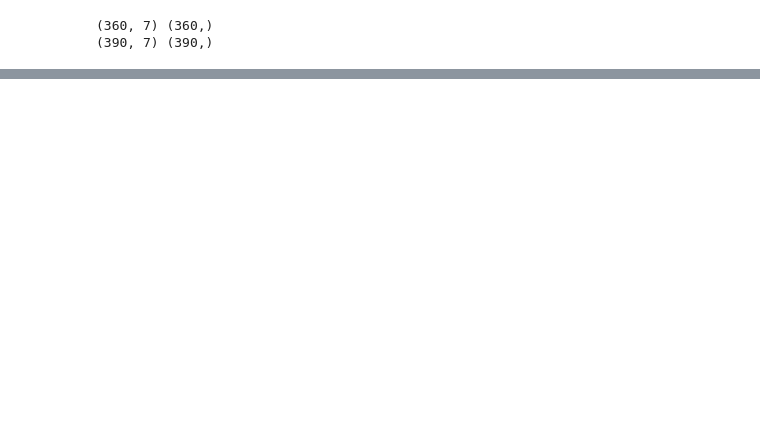
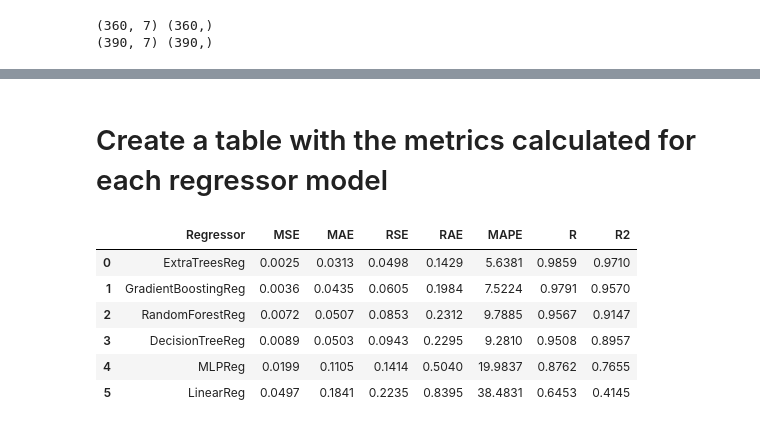
Before and after one commit to Edgar-La/Regression_models_Stock_Prices, a Jupyter notebook: implementing_regressions.ipynb, the cells around one changed output, grey strips where cells are left out. Saved outputs shown, nothing was run; the diff lists cells and outputs as text; code cells hidden in the pictures; blank space fills up the shorter version.

```diff
--- a/implementing_regressions.ipynb
+++ b/implementing_regressions.ipynb
@@ -195,0 +227,47 @@ def r_squared(y_true, y_pred):
+# %%
+# Arrays where the metrics per model will be saved
+MSE, MAE, RSE, MAPE, RAE, R, R2 = [], [], [], [], [], [], []
+# Dictionary where the key will be the regressor model name and the value will be the predicted labels
+labels_per_regressor = {}
+
+# Loop that iterates over each regressor model
+for regressor, regressor_name in tqdm(zip(regressors, regressors_names), desc = ''):
+  #train the regresor model
+  regressor.fit(x_train, labels_train)
+  #make predictions
+  labels_pred = regressor.predict(x_test)
+  #store those predictions on the dictionary using the current regressor model name as the key
+  labels_per_regressor[regressor_name] = labels_pred
+
+  #calculate and store metrics for actual labels values vs the predicted ones, also round the value to avoid several decimals
+  MSE.append(np.round(mean_squared_error(labels_test, labels_pred), 4))
+  MAE.append(np.round(mean_absolute_error(labels_test, labels_pred), 4))
+  RSE.append(np.round(residual_standard_error(labels_test, labels_pred), 4))
+  MAPE.append(np.round(mean_absolute_percentage_error(labels_test, labels_pred), 4))
+  RAE.append(np.round(relative_absolute_error(labels_test, labels_pred), 4))
+  R.append(np.round(correlation_coefficient(labels_test, labels_pred), 4))
+  R2.append(np.round(r_squared(labels_test, labels_pred), 4))
+# %% [markdown]
+# Create a table with the metrics calculated for each regressor model
+# %%
+# Define a dataframe and its content
+df_metrics = pd.DataFrame({'Regressor': regressors_names,
+                           'MSE': MSE,
+                           'MAE': MAE,
+                           'RSE': RSE,
+                           'RAE': RAE,
+                           'MAPE' : MAPE,
+                           'R' : R,
+                           'R2': R2,})
+# Sort dataframe by the column MSE
+df_metrics.sort_values(by=['MSE'], ascending=True, inplace = True)
+df_metrics.reset_index(inplace=True, drop=True)
+df_metrics
+# %% [output]
+|  | Regressor | MSE | MAE | RSE | RAE | MAPE | R | R2 |
+| 0 | ExtraTreesReg | 0.0025 | 0.0313 | 0.0498 | 0.1429 | 5.6381 | 0.9859 | 0.9710 |
+| 1 | GradientBoostingReg | 0.0036 | 0.0435 | 0.0605 | 0.1984 | 7.5224 | 0.9791 | 0.9570 |
+| 2 | RandomForestReg | 0.0072 | 0.0507 | 0.0853 | 0.2312 | 9.7885 | 0.9567 | 0.9147 |
+| 3 | DecisionTreeReg | 0.0089 | 0.0503 | 0.0943 | 0.2295 | 9.2810 | 0.9508 | 0.8957 |
+| 4 | MLPReg | 0.0199 | 0.1105 | 0.1414 | 0.5040 | 19.9837 | 0.8762 | 0.7655 |
+| 5 | LinearReg | 0.0497 | 0.1841 | 0.2235 | 0.8395 | 38.4831 | 0.6453 | 0.4145 |
```
Also changed, not shown: parts of 20 cells of this notebook.
